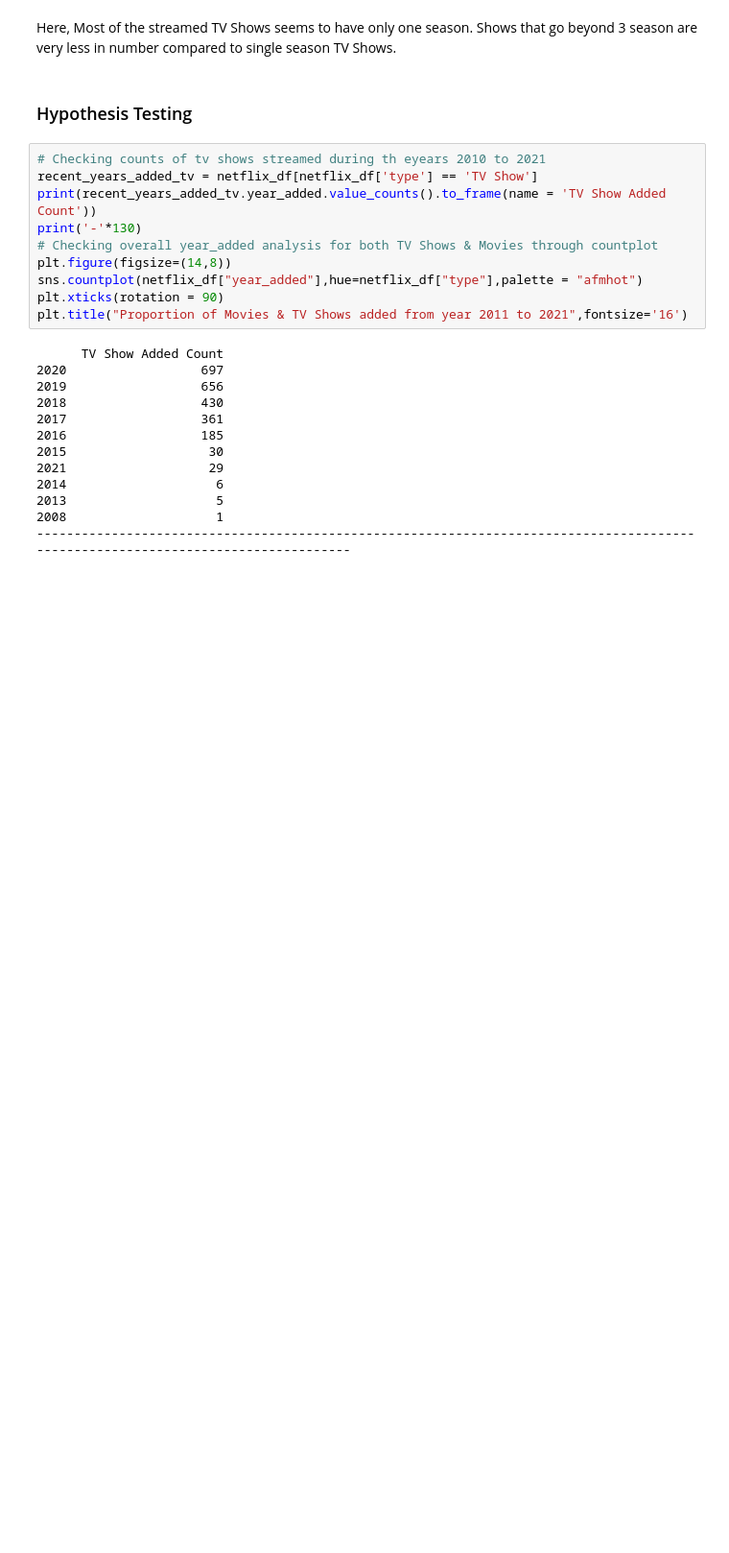
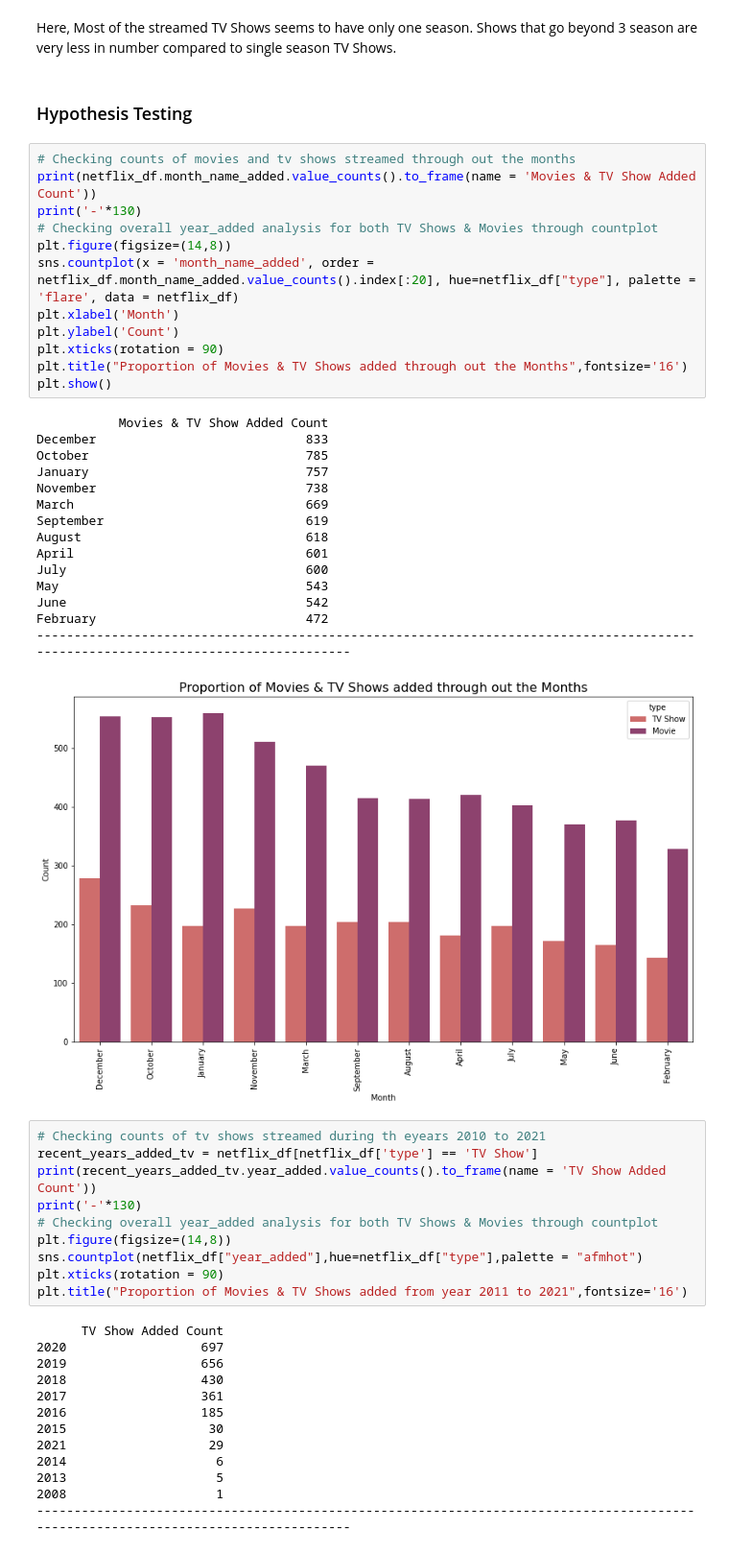
Before and after one commit to krishna9734/Netflix-Movies-And-Tv-Shows-Clustering, a Jupyter notebook: Netflix_Movies_And_Tv_Shows_Clustering_Notebook.ipynb, the cells around one changed output. Shown at 96% size. Cells and saved outputs as stored; diff of their text form; blank space fills up the shorter version.

```diff
--- a/Netflix_Movies_And_Tv_Shows_Clustering_Notebook.ipynb
+++ b/Netflix_Movies_And_Tv_Shows_Clustering_Notebook.ipynb
@@ -771,6 +800,34 @@ plt.show()
 Here, Most of the streamed TV Shows seems to have only one season. Shows that go beyond 3 season are very less in number compared to single season TV Shows.
 # %% [markdown]
 ### Hypothesis Testing
+# %%
+# Checking counts of movies and tv shows streamed through out the months
+print(netflix_df.month_name_added.value_counts().to_frame(name = 'Movies & TV Show Added Count'))
+print('-'*130)
+# Checking overall year_added analysis for both TV Shows & Movies through countplot
+plt.figure(figsize=(14,8))
+sns.countplot(x = 'month_name_added', order = netflix_df.month_name_added.value_counts().index[:20], hue=netflix_df["type"], palette = 'flare', data = netflix_df)
+plt.xlabel('Month')
+plt.ylabel('Count')
+plt.xticks(rotation = 90)
+plt.title("Proportion of Movies & TV Shows added through out the Months",fontsize='16')
+plt.show()
+# %% [output]
+           Movies & TV Show Added Count
+December                            833
+October                             785
+January                             757
+November                            738
+March                               669
+September                           619
+August                              618
+April                               601
+July                                600
+May                                 543
+June                                542
+February                            472
+----------------------------------------------------------------------------------------------------------------------------------
+[figure, added]
 # %%
 # Checking counts of tv shows streamed during th eyears 2010 to 2021
 recent_years_added_tv = netflix_df[netflix_df['type'] == 'TV Show']
```
Also changed, not shown: parts of 27 cells of this notebook.
